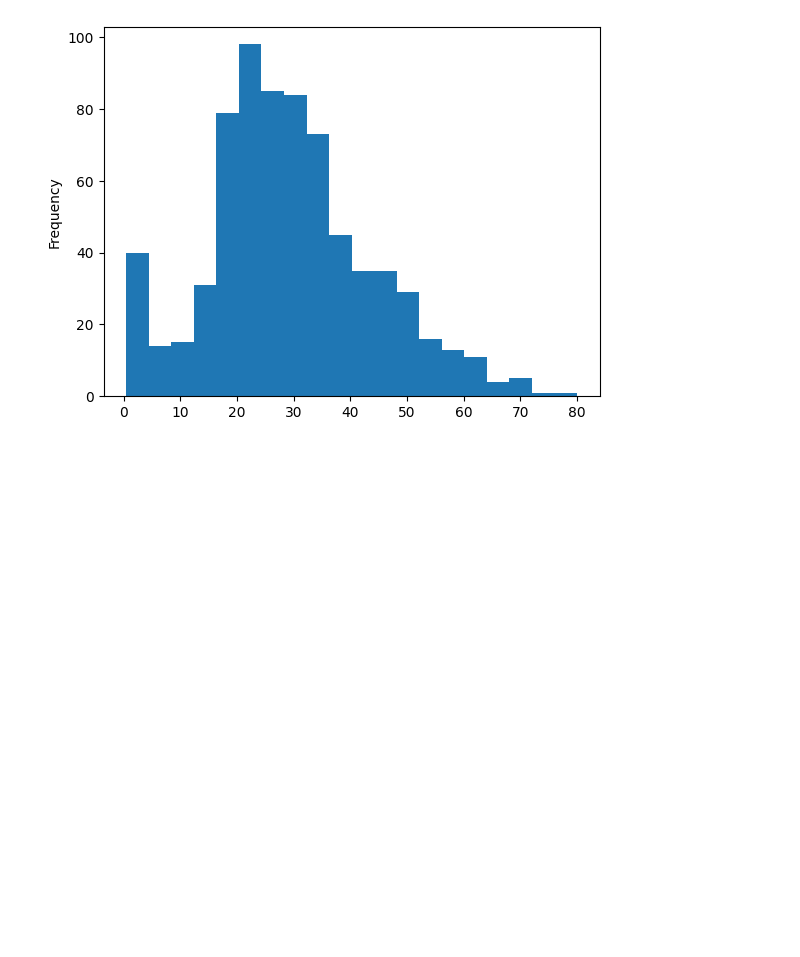
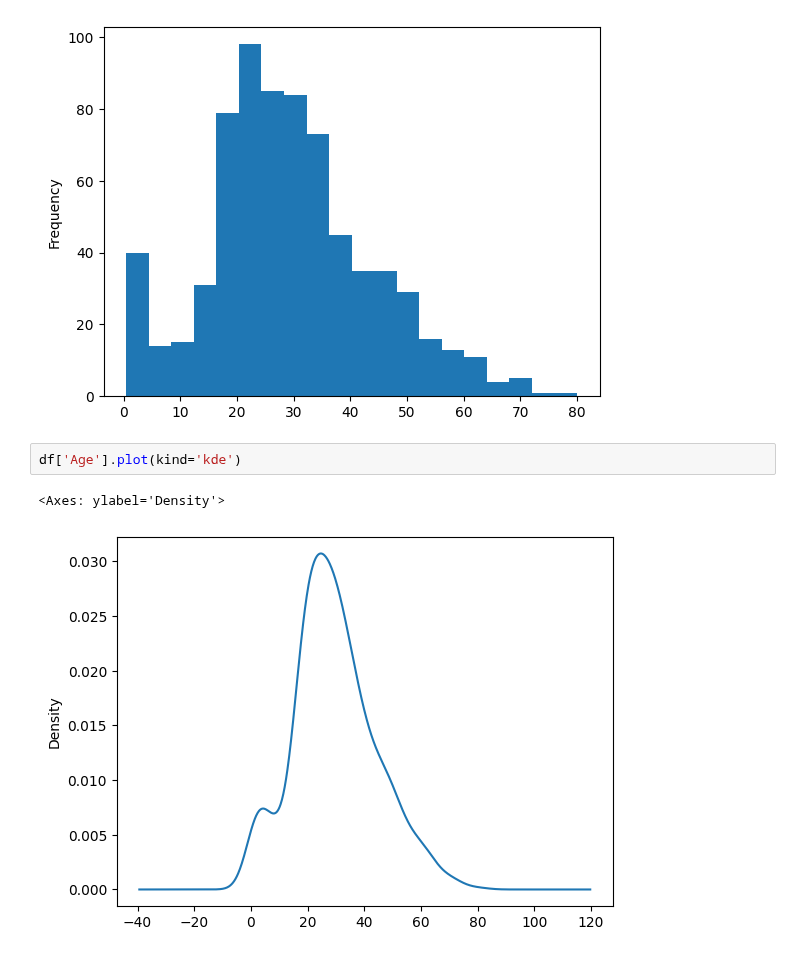
Before and after one commit to Prateek07-Kumar/100-DAYS-OF-PYTHON-PROGRAMMING, a Jupyter notebook: EDA/eda.ipynb, the cells around one changed output. Cells and saved outputs as stored; diff of their text form; blank space fills up the shorter version.

```diff
--- a/EDA/eda.ipynb
+++ b/EDA/eda.ipynb
@@ -100,3 +100,8 @@ df['Age'].plot(kind='hist',bins=20)
 # %% [output]
 <Axes: ylabel='Frequency'>
 [figure]
+# %%
+df['Age'].plot(kind='kde')
+# %% [output]
+<Axes: ylabel='Density'>
+[figure, added]
```
